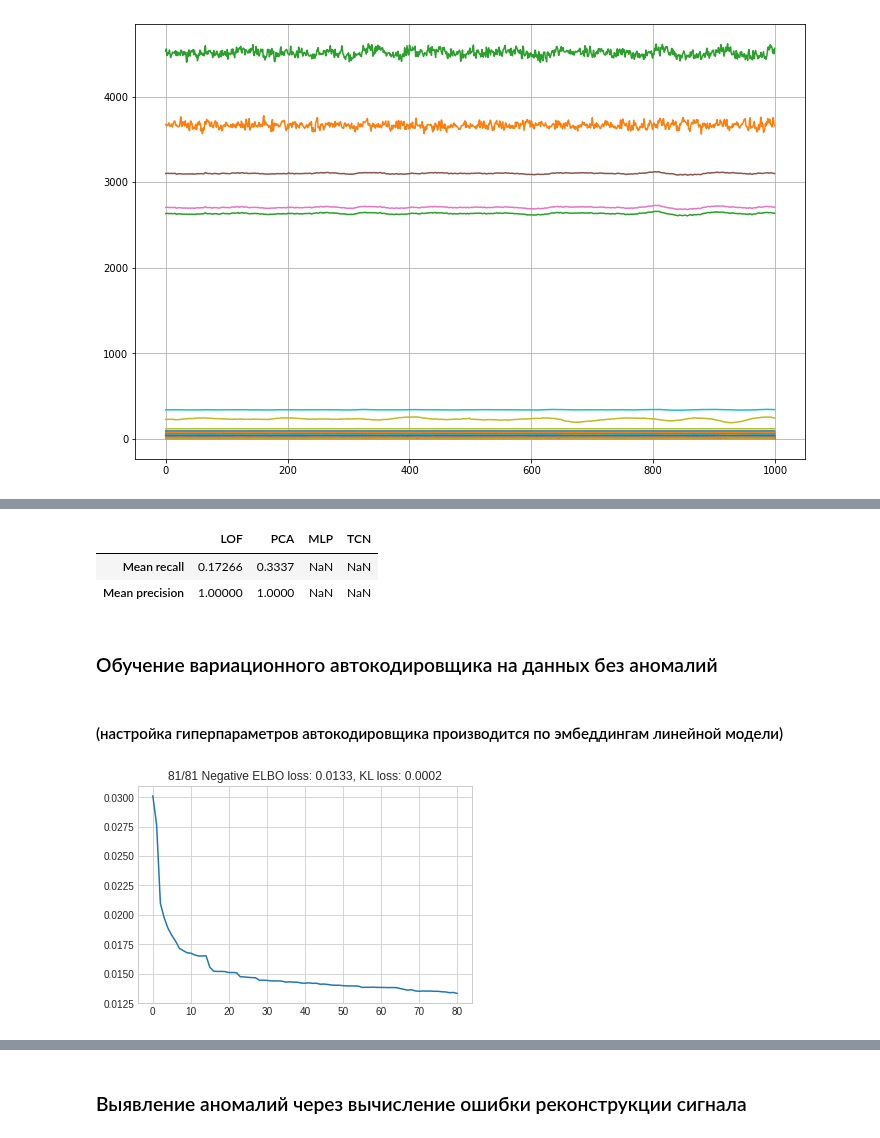
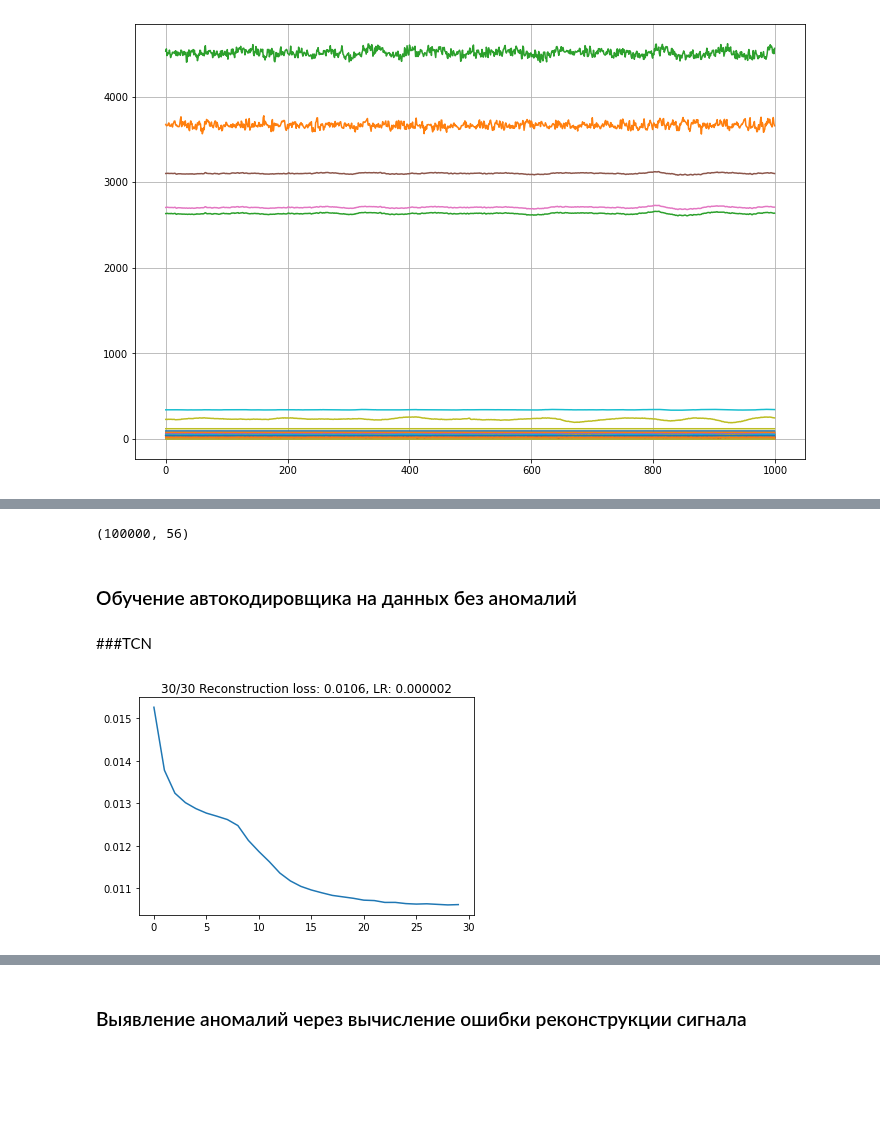
Before and after one commit to AlexShevchuk7/MADE, a Jupyter notebook: Diploma/Modelling_Autoencoder_TCN_TRANSFORMER.ipynb, the cells around one changed output, grey strips where cells are left out. Cells and saved outputs as stored; diff of their text form; code cells hidden in the pictures; blank space fills up the shorter version.

```diff
--- a/Diploma/Modelling_Autoencoder_TCN_TRANSFORMER.ipynb
+++ b/Diploma/Modelling_Autoencoder_TCN_TRANSFORMER.ipynb
@@ -310,7 +214,7 @@ class TCNEncoder(nn.Module):
 # %%
-class TCNDecoder(nn.Module):
+class TCNDecoderL(nn.Module):
     def __init__(self, batch, latent_dim=16):
-        super(TCNDecoder, self).__init__()
+        super(TCNDecoderL, self).__init__()
         w = batch.shape[1]
         self.batch_shape = batch.shape
 
@@ -647,14 +378,0 @@ ax.legend(ncol=1, loc="upper right", frameon=True)
-# %%
-sns.set_theme(style="whitegrid")
-
-# Initialize the matplotlib figure
-f, ax = plt.subplots(figsize=(18, 8))
-
-#sns.set_color_codes("hls")
-sns.color_palette('husl', 5)
-sns.barplot(x='Faults',
-            y='Precision',
-            hue='Classifier', data=sns_precision, palette='coolwarm', saturation=1., orient='v')
-
-# Add a legend and informative axis label
-ax.legend(ncol=1, loc="upper right", frameon=True)
@@ -664,62 +379,48 @@ ax.legend(ncol=1, loc="upper right", frameon=True)
-# %%
-mean_metrics['PCA'] = [sns_pca_recall.Recall.mean(), sns_pca_precision.Precision.mean()]
-mean_metrics
-# %% [output]
-|  | LOF | PCA | MLP | TCN |
-| Mean recall | 0.17266 | 0.3337 | NaN | NaN |
-| Mean precision | 1.00000 | 1.0000 | NaN | NaN |
+# %%
+testdata.shape
+# %% [output]
+(100000, 56)
 # %% [markdown]
-### Обучение вариационного автокодировщика на данных без аномалий
+### Обучение автокодировщика на данных без аномалий
-# %% [markdown]
-#### (настройка гиперпараметров автокодировщика производится по эмбеддингам линейной модели)
+# %% [markdown]
+###TCN
 # %%
-kldivs = []
-mses = []
 loss_vals = []
-name = 'full_mlp'
+name = 'tcn_ae'
 learning_rate = 1e-4
-n_epochs = 81
+n_epochs = 30
 latent_dim = 16
-beta = 0.05
 
-basic_emb = Basic_net(batch).to(device)
-embedded = basic_emb(batch.to(device))
-encoder = LinearEncoder(embedded, latent_dim=latent_dim)
-encoder = encoder.to(device)
-decoder = Decoder(batch.shape, latent_dim).to(device)
-mlpvae = VAE(encoder, decoder)
-mlpvae = mlpvae.to(device)
+encoder = TCNEncoder(batch, latent_dim=latent_dim)
+decoder = TCNDecoder(batch, latent_dim=latent_dim)
+autoencoder = AE(encoder, decoder)
+autoencoder = autoencoder.to(device)
 criterion = nn.MSELoss()
-opt = Adam(mlpvae.parameters(), lr=learning_rate)
+opt = Adam(autoencoder.parameters(), lr=learning_rate)
+scheduler = MultiStepLR(opt, milestones=[5, 10, 15, 20, 25, 30], gamma=0.5)
 mse = MSELoss()
 
 for i in tqdm(range(n_epochs)):
     for b_n, batch in enumerate(trainloader):
         batch = batch.to(device)
         opt.zero_grad()
 
-        logits, mu, logvar = mlpvae(batch)
+        logits = autoencoder(batch)
 
-        reconstruction_loss = mse(logits, batch)
-
-        kl_loss = -0.5 * torch.sum(1 + logvar - mu.pow(2) -
-                                   logvar.exp(), -1).mean() / (batch.shape[0] * batch.shape[1] * batch.shape[2]) * beta
-        loss = reconstruction_loss + kl_loss
-
-        loss.sum().backward()
+        loss = mse(logits, batch)
+        loss.backward()
         opt.step()
 
-    mses.append(reconstruction_loss)
-    kldivs.append(kl_loss)
     loss_vals.append(loss.item())
+    scheduler.step()
+    curr_lr = opt.param_groups[0]["lr"]
 
     plt.plot(loss_vals[-100:])
-    plt.title('{}/{} Negative ELBO loss: {:.4f}, KL loss: {:.4f}'.format(i+1, n_epochs, loss_vals[-1], kl_loss))
+    plt.title('{}/{} Reconstruction loss: {:.4f}, LR: {:.6f}'.format(i+1, n_epochs, loss_vals[-1], curr_lr))
     plt.show();
     clear_output(wait=True)
 
-    #if i % 20 == 0 and i > 0:
-    torch.save(mlpvae.state_dict(), name + '_e' + str(i) + '_lr' + str(learning_rate) +
-               '_b' + str(batch.shape[0]) + '_beta' + str(beta) + '_lat' + str(latent_dim) + '.pkl')
+torch.save(autoencoder.state_dict(), name + '_e' + str(i) + '_lr' + str(learning_rate) + '_win' + str(window) +
+            '_b' + str(batch.shape[0]) + '_lat' + str(latent_dim) + '.pkl')
 # %% [output]
-[figure, old version]
+[figure, new version]
```
Also changed, not shown: parts of 71 cells of this notebook.
